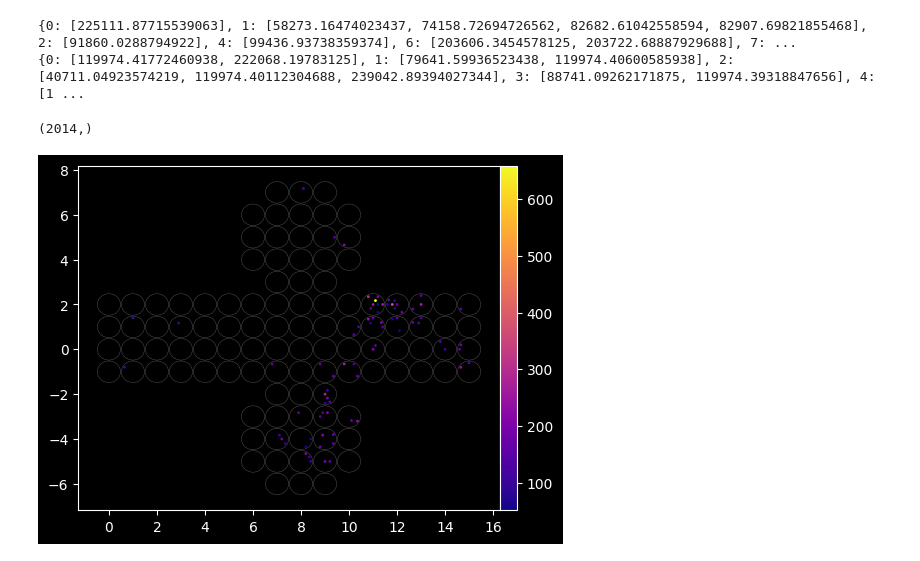
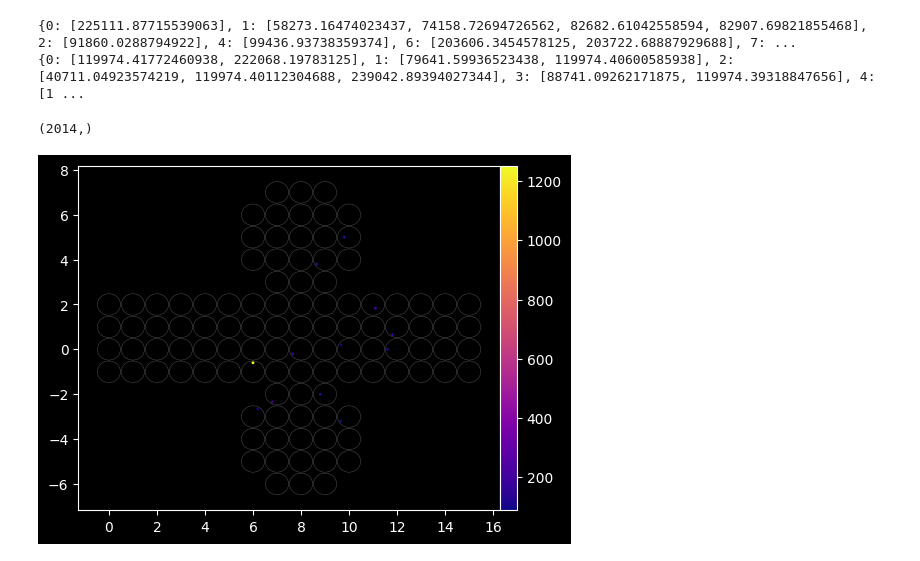
Before and after one commit to halmamol/WCTECoincidence_Analysis, a Jupyter notebook: nHits_count/jupyter_notebooks/spills_second.ipynb, the cells around one changed output. Cells and saved outputs as stored; diff of their text form; code cells hidden in the pictures.

```diff
--- a/nHits_count/jupyter_notebooks/spills_second.ipynb
+++ b/nHits_count/jupyter_notebooks/spills_second.ipynb
@@ -51,5 +44,5 @@ Event 1446: spill_ChargeTT applied 2 times
 # %%
-times_branch_modified, threshold_times = functions_spills.repeat_spills_nHits(event_number_branch, times_branch_modified_chargesTT)
+times_branch_modified, threshold_times, _ = functions_spills.repeat_spills_nHits(event_number_branch, times_branch_sorted)
 # %% [output]
 Event 25: spill_nHitsTT applied 2 times
 Event 207: spill_nHitsTT applied 2 times
@@ -76,0 +70,11 @@ print(threshold_times)
+# %%
+diff_dict = {}
+
+for key in threshold_charges:
+    charges_set = set(threshold_charges[key])
+    times_set = set(threshold_times.get(key, []))  # Usa lista vacía si no existe la key
+    diff = list(charges_set - times_set)
+    if diff:  # Solo añade si hay elementos diferentes
+        diff_dict[key] = diff
+
+print(diff_dict)
@@ -76,0 +83,11 @@ print(threshold_times)
+# %%
+diff_dict_times = {}
+
+for key in threshold_times:
+    times_set = set(threshold_times[key])
+    charges_set = set(threshold_charges.get(key, []))  # Usa lista vacía si no existe la key
+    diff = list(times_set-charges_set)
+    if diff:  # Solo añade si hay elementos diferentes
+        diff_dict_times[key] = diff
+
+print(diff_dict_times)
@@ -126,5 +152,5 @@ print("en total", (coincidencias + diferencias))
 # %%
-trigger_times_half = dict(list(threshold_charges.items())[0:10])
+trigger_times_half = dict(list(diff_dict_times.items())[0:20])
 bin_time = 2
 
 for event_number in trigger_times_half:
@@ -170,8 +210,8 @@ print(threshold_charges)
 {0: [225111.87715539063], 1: [58273.16474023437, 74158.72694726562, 82682.61042558594, 82907.69821855468], 2: [91860.0288794922], 4: [99436.93738359374], 6: [203606.3454578125, 203722.68887929688], 7: ...
 {0: [119974.41772460938, 222068.19783125], 1: [79641.59936523438, 119974.40600585938], 2: [40711.04923574219, 119974.40112304688, 239042.89394027344], 3: [88741.09262171875, 119974.39318847656], 4: [1 ...
 # %%
-t_evento = 40711.04923574219
-event_id = 2
+t_evento = 72245.37922621093
+event_id = 14
 delta = 50
 
 
@@ -186,34 +226,34 @@ q = charges[event_id]
 slot = slot_ids[event_id]
 pos = pmt_positions[event_id]
 
 # Filtrar por tiempo cercano al evento deseado
 mask = (t > t_evento - delta) & (t < t_evento + delta)
 
 # Aplicar filtro
 t = t[mask]
 q = q[mask]
 slot = slot[mask]
 pos = pos[mask]
 
 # Combinar en canal único para EventDisplay
 channel_ids = slot * 19 + pos
 
 # ---------- VISUALIZAR EVENTO ----------
 
 # Crear instancia del EventDisplay
 eventDisplay = EventDisplay()
 eventDisplay.load_mPMT_positions('mPMT_2D_projection_angles.csv')
 eventDisplay.load_wcsim_tubeno_mapping("geofile_WCTE.txt")
 
 # Procesar y graficar
 data_to_plot = eventDisplay.process_data(channel_ids, q)
 eventDisplay.plotEventDisplay(data_to_plot, color_norm=colors.Normalize(), style="dark_background")
 plt.show()
 #plt.savefig(f"evento_filtrado_{event_id}_{t_evento}.png")
 #plt.close()
 # %% [output]
 (2014,)
-[figure, old version]
+[figure, new version]
 # %%
 # Definimos el rango de interés
 t_min = t_evento
```
Also changed, not shown: parts of 10 cells of this notebook, 3 other files.
